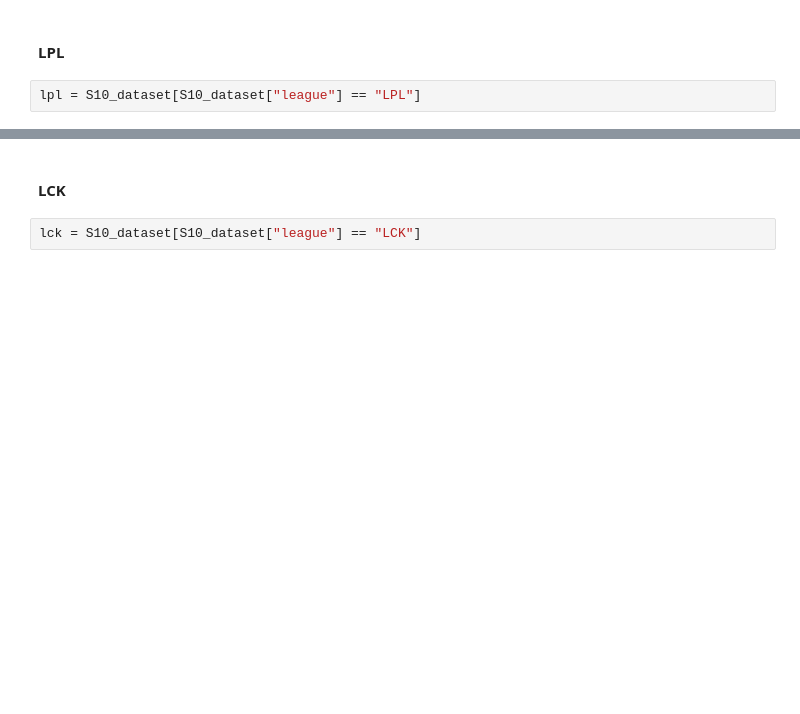
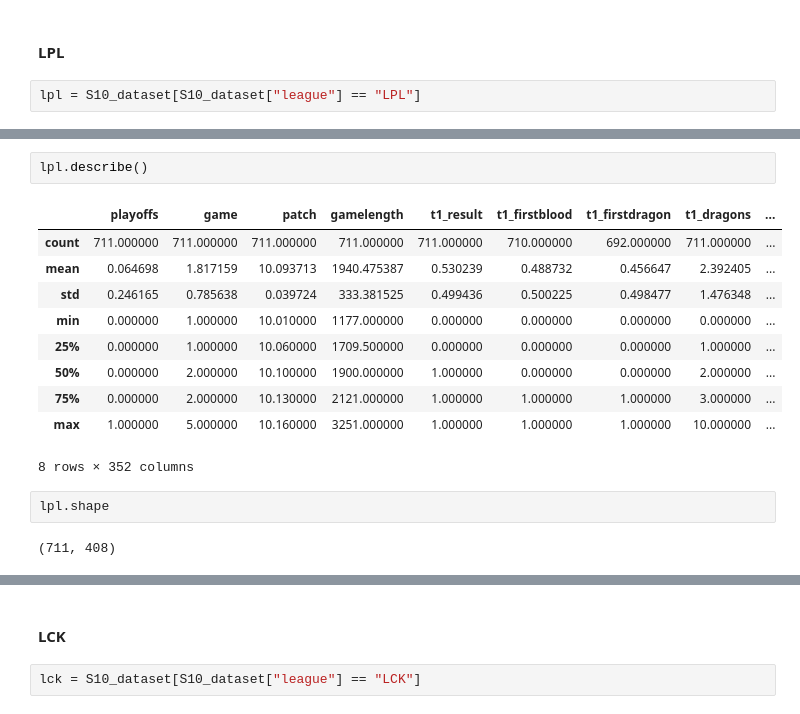
Before and after one commit to CamiloAPB/EDA_DS, a Jupyter notebook: Src/Notebooks/EDA_S10_MainRep.ipynb, the cells around one changed output, grey strips where cells are left out. Cells and saved outputs as stored; diff of their text form; blank space fills up the shorter version.

```diff
--- a/Src/Notebooks/EDA_S10_MainRep.ipynb
+++ b/Src/Notebooks/EDA_S10_MainRep.ipynb
@@ -130,0 +142,17 @@ lpl = S10_dataset[S10_dataset["league"] == "LPL"]
+# %%
+lpl.describe()
+# %% [output]
+|  | playoffs | game | patch | gamelength | t1_result | t1_firstblood | t1_firstdragon | t1_dragons | ... |
+| count | 711.000000 | 711.000000 | 711.000000 | 711.000000 | 711.000000 | 710.000000 | 692.000000 | 711.000000 | ... |
+| mean | 0.064698 | 1.817159 | 10.093713 | 1940.475387 | 0.530239 | 0.488732 | 0.456647 | 2.392405 | ... |
+| std | 0.246165 | 0.785638 | 0.039724 | 333.381525 | 0.499436 | 0.500225 | 0.498477 | 1.476348 | ... |
+| min | 0.000000 | 1.000000 | 10.010000 | 1177.000000 | 0.000000 | 0.000000 | 0.000000 | 0.000000 | ... |
+| 25% | 0.000000 | 1.000000 | 10.060000 | 1709.500000 | 0.000000 | 0.000000 | 0.000000 | 1.000000 | ... |
+| 50% | 0.000000 | 2.000000 | 10.100000 | 1900.000000 | 1.000000 | 0.000000 | 0.000000 | 2.000000 | ... |
+| 75% | 0.000000 | 2.000000 | 10.130000 | 2121.000000 | 1.000000 | 1.000000 | 1.000000 | 3.000000 | ... |
+| max | 1.000000 | 5.000000 | 10.160000 | 3251.000000 | 1.000000 | 1.000000 | 1.000000 | 10.000000 | ... |
+8 rows × 352 columns
+# %%
+lpl.shape
+# %% [output]
+(711, 408)
```
Also changed, not shown: parts of 42 cells of this notebook.
